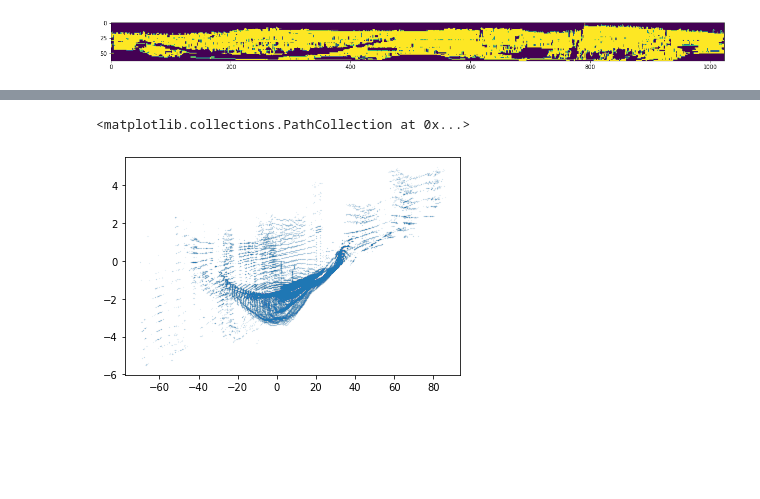
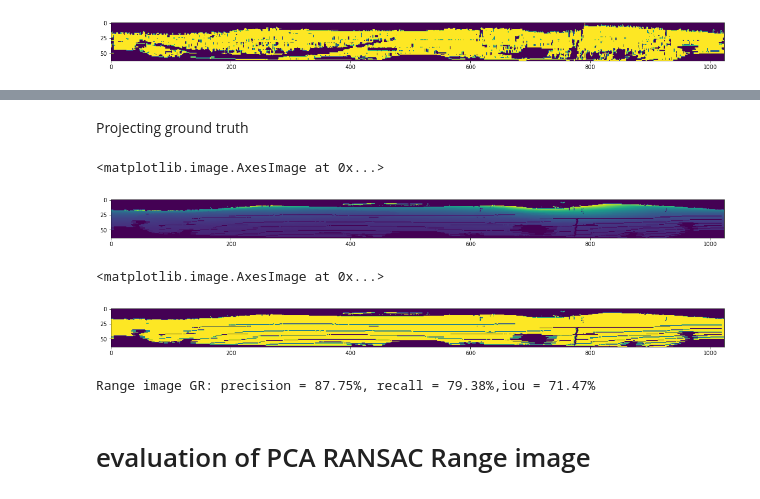
Before and after one commit to vacany/lidar_dynamics, a Jupyter notebook: vojta/ground_removal.ipynb, the cells around one changed output, grey strips where cells are left out. Drawn from its saved outputs; the diff is of its cells as text; code cells hidden in the pictures; blank space fills up the shorter version.

```diff
--- a/vojta/ground_removal.ipynb
+++ b/vojta/ground_removal.ipynb
@@ -20,5 +21,5 @@ The autoreload extension is already loaded. To reload it, use:
 # %%
-pts, intens = get_frame(10)
+pts, intens = get_frame_unsynchronized(10)
 ground_mask = get_frame_ground_mask(10)
 number_of_ground_points = ground_mask.sum()
 no_ground_mask = get_frame_without_ground_mask(10)
@@ -141,7 +146,7 @@ plt.imshow(ground_labels)
 <matplotlib.image.AxesImage at 0x...>
 [figure]
 # %%
-ground_mask = np.vstack((np.zeros(ground_labels.shape[1]), ground_labels))
+projected_predicted_ground = np.vstack((np.zeros(ground_labels.shape[1]), ground_labels))
 
-mlab.points3d(scan.proj_xyz[:,:, 0], scan.proj_xyz[:,:, 1], scan.proj_xyz[:,:, 2], ground_mask , mode='point')
+mlab.points3d(scan.proj_xyz[:,:, 0], scan.proj_xyz[:,:, 1], scan.proj_xyz[:,:, 2], projected_predicted_ground , mode='point')
 mlab.show()
@@ -156,5 +152,0 @@ NameError: name 'pts' is not defined
-# %%
-plt.scatter(pts[:,0],pts[:,2], s=0.001)
-# %% [output]
-<matplotlib.collections.PathCollection at 0x...>
-[figure, removed]
@@ -166,0 +163,29 @@ mlab.show()
+# %% [markdown]
+Projecting ground truth
+# %%
+scan2 = SemLaserScan(nclasses, color_dict, project=True)
+xyz2 = pts[ground_mask]
+scan2.set_points(xyz2)
+range_image = scan2.proj_range
+plt.figure(figsize=(20,20))
+plt.imshow(range_image)
+# %% [output]
+<matplotlib.image.AxesImage at 0x...>
+[figure, added]
+# %%
+range_image[range_image < 0] = 0
+range_image[range_image > 0] = 1
+projected_true_ground = range_image
+plt.figure(figsize=(20,20))
+plt.imshow(projected_true_ground)
+# %% [output]
+<matplotlib.image.AxesImage at 0x...>
+[figure, added]
+# %%
+precision, recall, iou = calculate_metrics(projected_predicted_ground,projected_true_ground)
+print(f"Range image GR: precision = {precision * 100 :.2f}%, recall = {recall * 100 :.2f}%,"
+      f" iou = {iou * 100 :.2f}%")
+# %% [output]
+Range image GR: precision = 87.75%, recall = 79.38%,iou = 71.47%
+# %% [markdown]
+# evaluation of PCA RANSAC Range image
```
Also changed, not shown: parts of 30 cells of this notebook, 7 other files.
